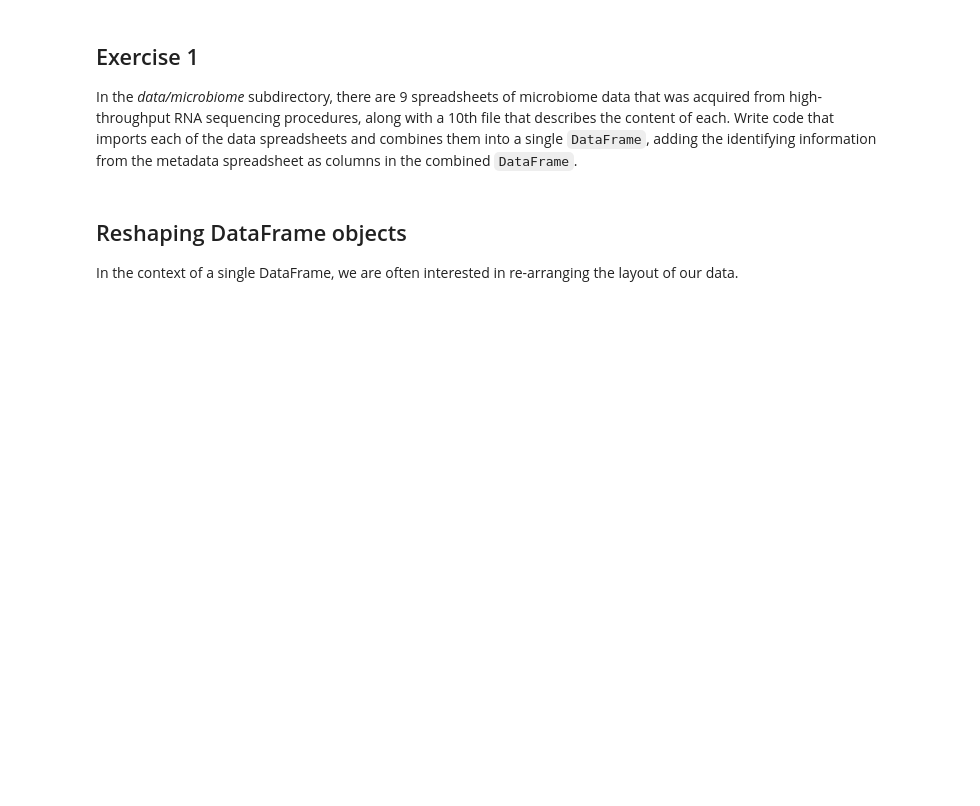
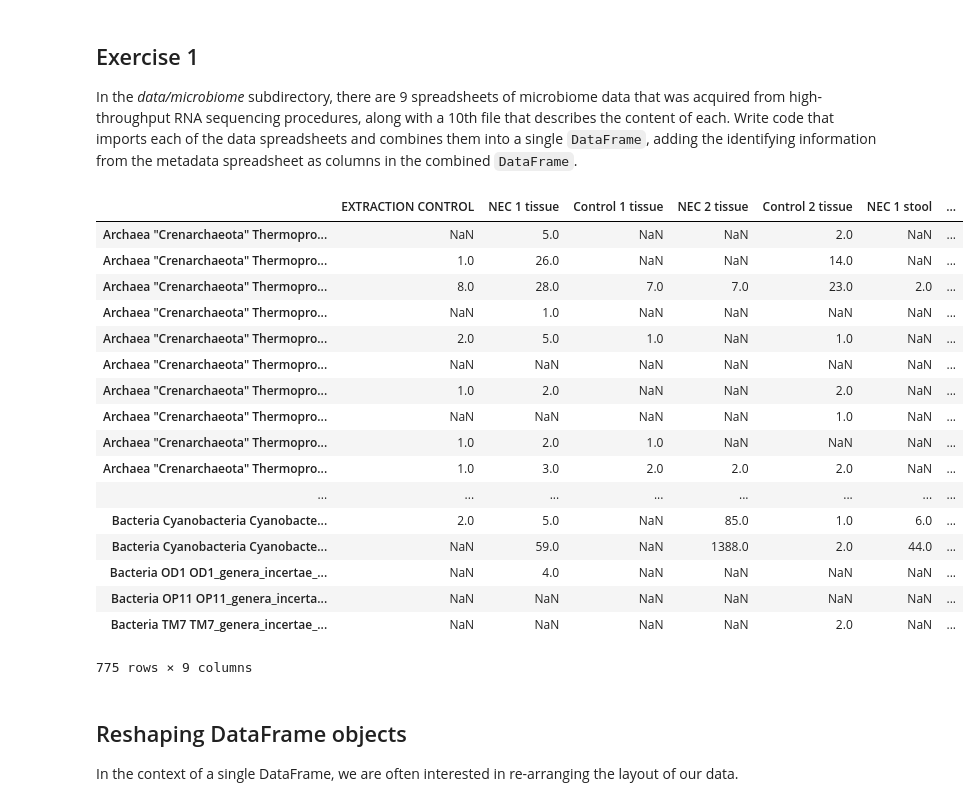
Before and after one commit to nathanquinteiro/ADA-Homework, a Jupyter notebook: 01 - Pandas and Data Wrangling/Data Wrangling with Pandas.ipynb, the cells around one changed output. Saved outputs shown, nothing was run; the diff lists cells and outputs as text; code cells hidden in the pictures; blank space fills up the shorter version.

Commit message:
Resolved exercise 1 of Data Wrangling

```diff
--- a/01 - Pandas and Data Wrangling/Data Wrangling with Pandas.ipynb
+++ b/01 - Pandas and Data Wrangling/Data Wrangling with Pandas.ipynb
@@ -255,3 +386,37 @@ In the *data/microbiome* subdirectory, there are 9 spreadsheets of microbiome da
+# %%
+path =r'Data/microbiome'
+allFiles = glob.glob(path + "/MID*.xls")
+mb_ = []
+metadata = pd.read_excel('Data/microbiome/metadata.xls',index_col=None, header=0)
+metadata = metadata.fillna('')
+labels = metadata.GROUP + " " + metadata.SAMPLE
+for file_ in allFiles:
+    df = pd.read_excel(file_,index_col=0, header=None)
+    mb_.append(df)
+    i = i+1
+
+concat = pd.concat(mb_, axis=1)
+concat.columns = labels
+concat
+# %% [output]
+|  | EXTRACTION CONTROL | NEC 1 tissue | Control 1 tissue | NEC 2 tissue | Control 2 tissue | NEC 1 stool | ... |
+| Archaea "Crenarchaeota" Thermopro... | NaN | 5.0 | NaN | NaN | 2.0 | NaN | ... |
+| Archaea "Crenarchaeota" Thermopro... | 1.0 | 26.0 | NaN | NaN | 14.0 | NaN | ... |
+| Archaea "Crenarchaeota" Thermopro... | 8.0 | 28.0 | 7.0 | 7.0 | 23.0 | 2.0 | ... |
+| Archaea "Crenarchaeota" Thermopro... | NaN | 1.0 | NaN | NaN | NaN | NaN | ... |
+| Archaea "Crenarchaeota" Thermopro... | 2.0 | 5.0 | 1.0 | NaN | 1.0 | NaN | ... |
+| Archaea "Crenarchaeota" Thermopro... | NaN | NaN | NaN | NaN | NaN | NaN | ... |
+| Archaea "Crenarchaeota" Thermopro... | 1.0 | 2.0 | NaN | NaN | 2.0 | NaN | ... |
+| Archaea "Crenarchaeota" Thermopro... | NaN | NaN | NaN | NaN | 1.0 | NaN | ... |
+| Archaea "Crenarchaeota" Thermopro... | 1.0 | 2.0 | 1.0 | NaN | NaN | NaN | ... |
+| Archaea "Crenarchaeota" Thermopro... | 1.0 | 3.0 | 2.0 | 2.0 | 2.0 | NaN | ... |
+| ... | ... | ... | ... | ... | ... | ... | ... |
+| Bacteria Cyanobacteria Cyanobacte... | 2.0 | 5.0 | NaN | 85.0 | 1.0 | 6.0 | ... |
+| Bacteria Cyanobacteria Cyanobacte... | NaN | 59.0 | NaN | 1388.0 | 2.0 | 44.0 | ... |
+| Bacteria OD1 OD1_genera_incertae_... | NaN | 4.0 | NaN | NaN | NaN | NaN | ... |
+| Bacteria OP11 OP11_genera_incerta... | NaN | NaN | NaN | NaN | NaN | NaN | ... |
+| Bacteria TM7 TM7_genera_incertae_... | NaN | NaN | NaN | NaN | 2.0 | NaN | ... |
+775 rows × 9 columns
 # %% [markdown]
 ## Reshaping DataFrame objects
 
```
Also changed, not shown: parts of 30 cells of this notebook, 2 other files.
